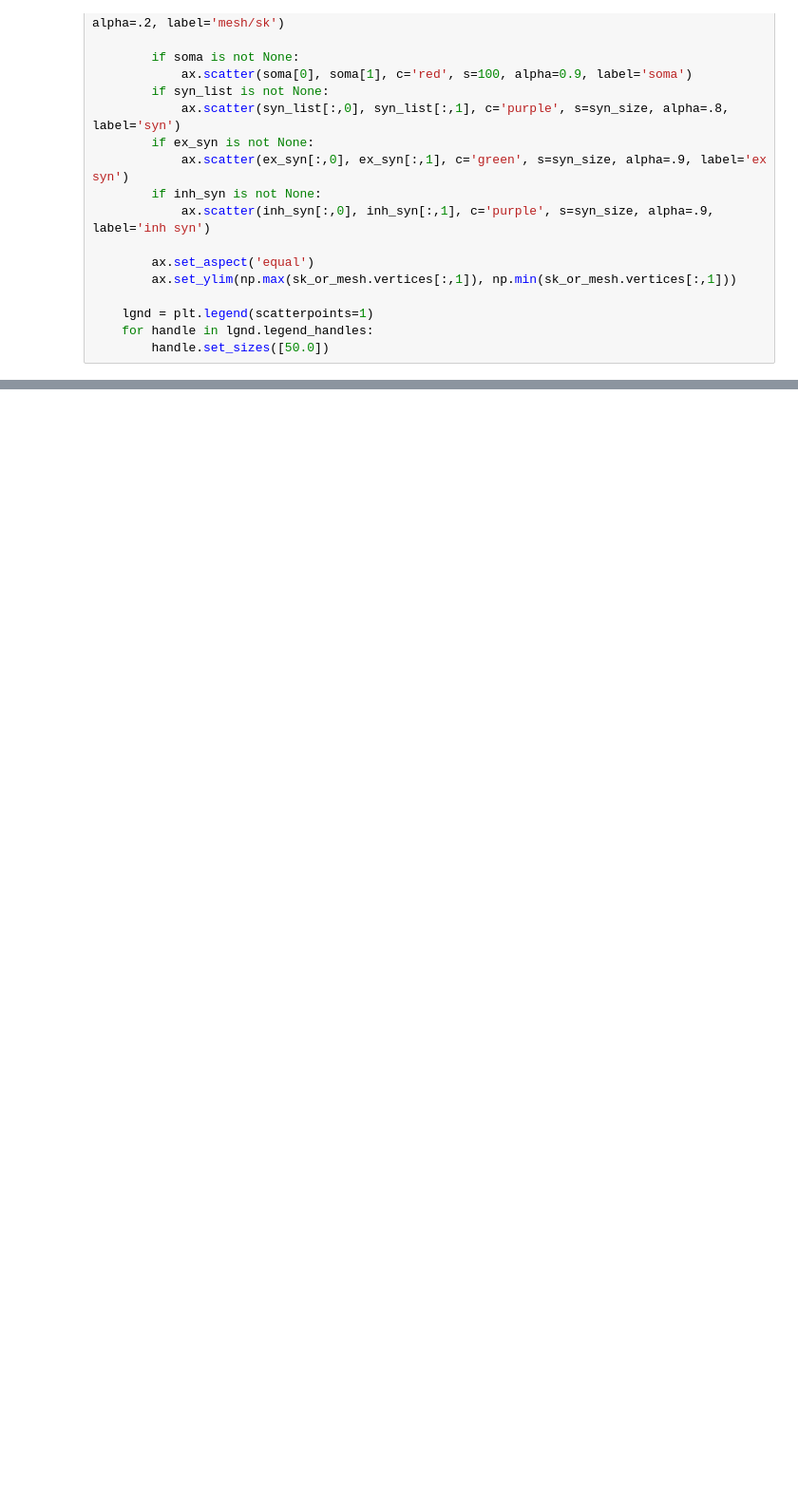
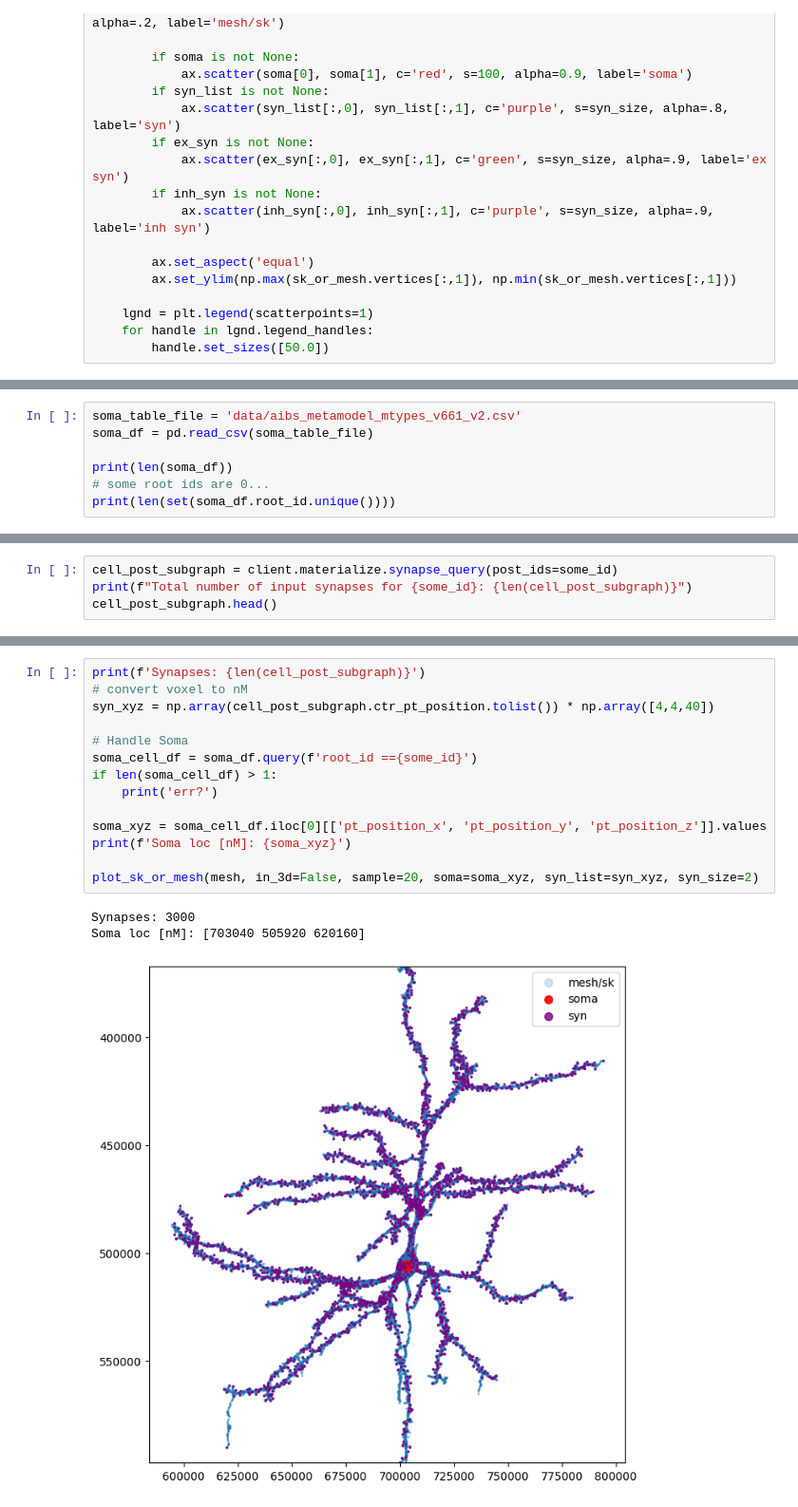
Before and after one commit to deangeckt/Dendro-Synaptome, a Jupyter notebook: explore_fulldataset.ipynb, the cells around one changed output, grey strips where cells are left out. Shown at 95% size. Drawn from its saved outputs; the diff is of its cells as text; blank space fills up the shorter version.

Commit message:
query full dataset - mesh / skeleton / synapses / neurons

```diff
--- a/explore_fulldataset.ipynb
+++ b/explore_fulldataset.ipynb
@@ -96,0 +101,7 @@ plot_sk_or_mesh(sk, in_3d=False, sample=1)
+# %%
+soma_table_file = 'data/aibs_metamodel_mtypes_v661_v2.csv'
+soma_df = pd.read_csv(soma_table_file)
+
+print(len(soma_df))
+# some root ids are 0...
+print(len(set(soma_df.root_id.unique())))
@@ -96,0 +116,4 @@ plot_sk_or_mesh(sk, in_3d=False, sample=1)
+# %%
+cell_post_subgraph = client.materialize.synapse_query(post_ids=some_id)
+print(f"Total number of input synapses for {some_id}: {len(cell_post_subgraph)}")
+cell_post_subgraph.head()
@@ -96,0 +128,18 @@ plot_sk_or_mesh(sk, in_3d=False, sample=1)
+# %%
+print(f'Synapses: {len(cell_post_subgraph)}')
+# convert voxel to nM
+syn_xyz = np.array(cell_post_subgraph.ctr_pt_position.tolist()) * np.array([4,4,40])
+
+# Handle Soma
+soma_cell_df = soma_df.query(f'root_id =={some_id}')
+if len(soma_cell_df) > 1:
+    print('err?')
+
+soma_xyz = soma_cell_df.iloc[0][['pt_position_x', 'pt_position_y', 'pt_position_z']].values
+print(f'Soma loc [nM]: {soma_xyz}')
+
+plot_sk_or_mesh(mesh, in_3d=False, sample=20, soma=soma_xyz, syn_list=syn_xyz, syn_size=2)
+# %% [output]
+Synapses: 3000
+Soma loc [nM]: [703040 505920 620160]
+[figure, added]
```
Also changed, not shown: parts of 15 cells of this notebook.
